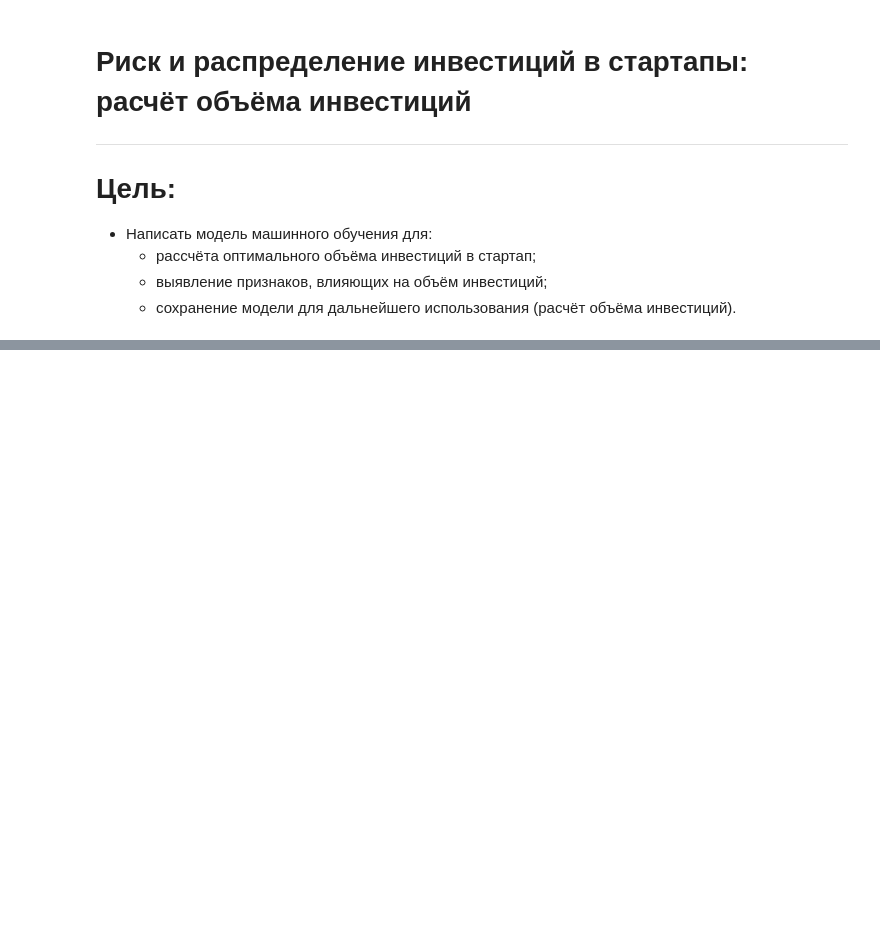
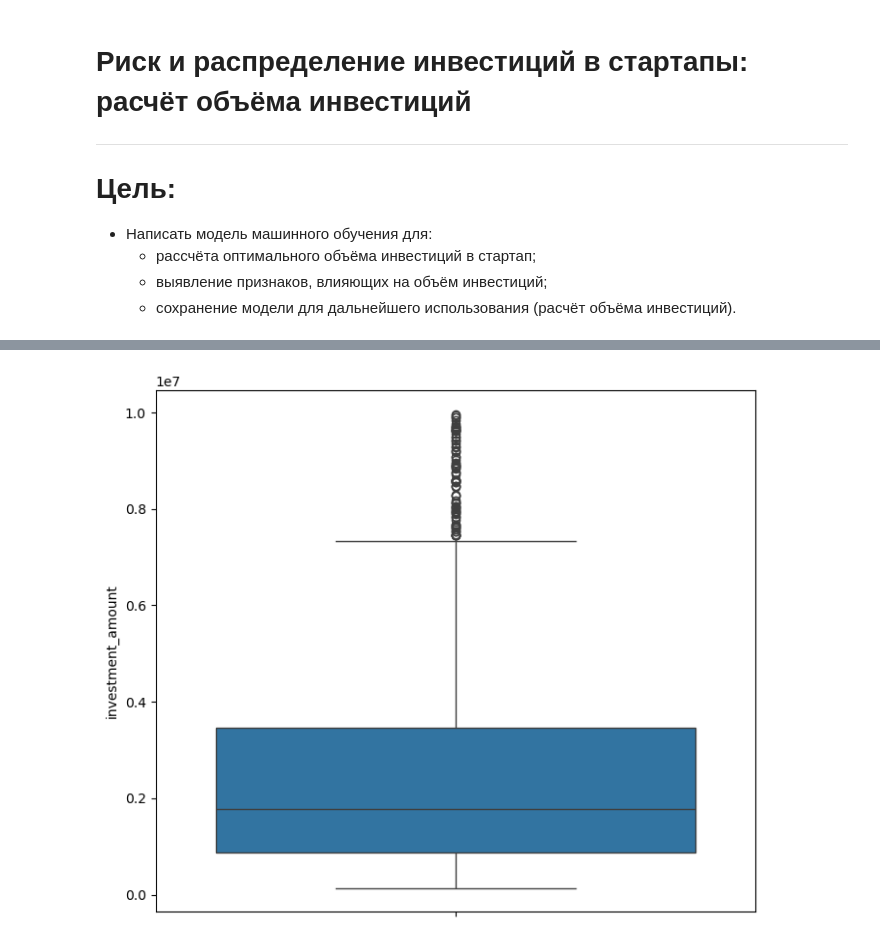
Before and after one commit to Ejtolf/startup_applications_investment_notebooks, a Jupyter notebook: notebooks/startup_sponsoring.ipynb, the cells around one changed output, grey strips where cells are left out. Saved outputs shown, nothing was run; the diff lists cells and outputs as text; code cells hidden in the pictures; blank space fills up the shorter version.

```diff
--- a/notebooks/startup_sponsoring.ipynb
+++ b/notebooks/startup_sponsoring.ipynb
@@ -37,3 +51,8 @@ len(df)
+# %%
+sns.boxplot(y=df['investment_amount'])
+plt.show()
+# %% [output]
+[figure, added]
 # %%
 color_map = {
     'requested_amount': 'magenta',
```
Also changed, not shown: parts of 25 cells of this notebook, 8 other files.
